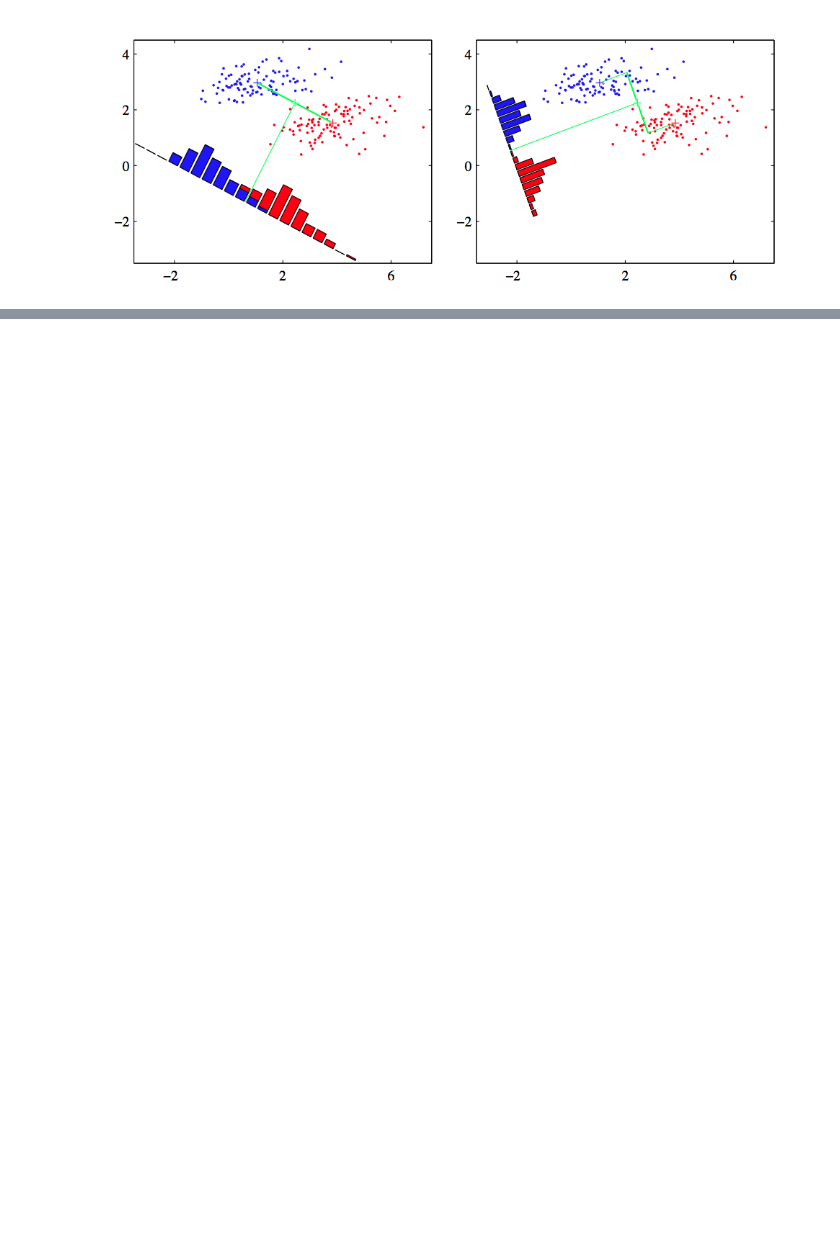
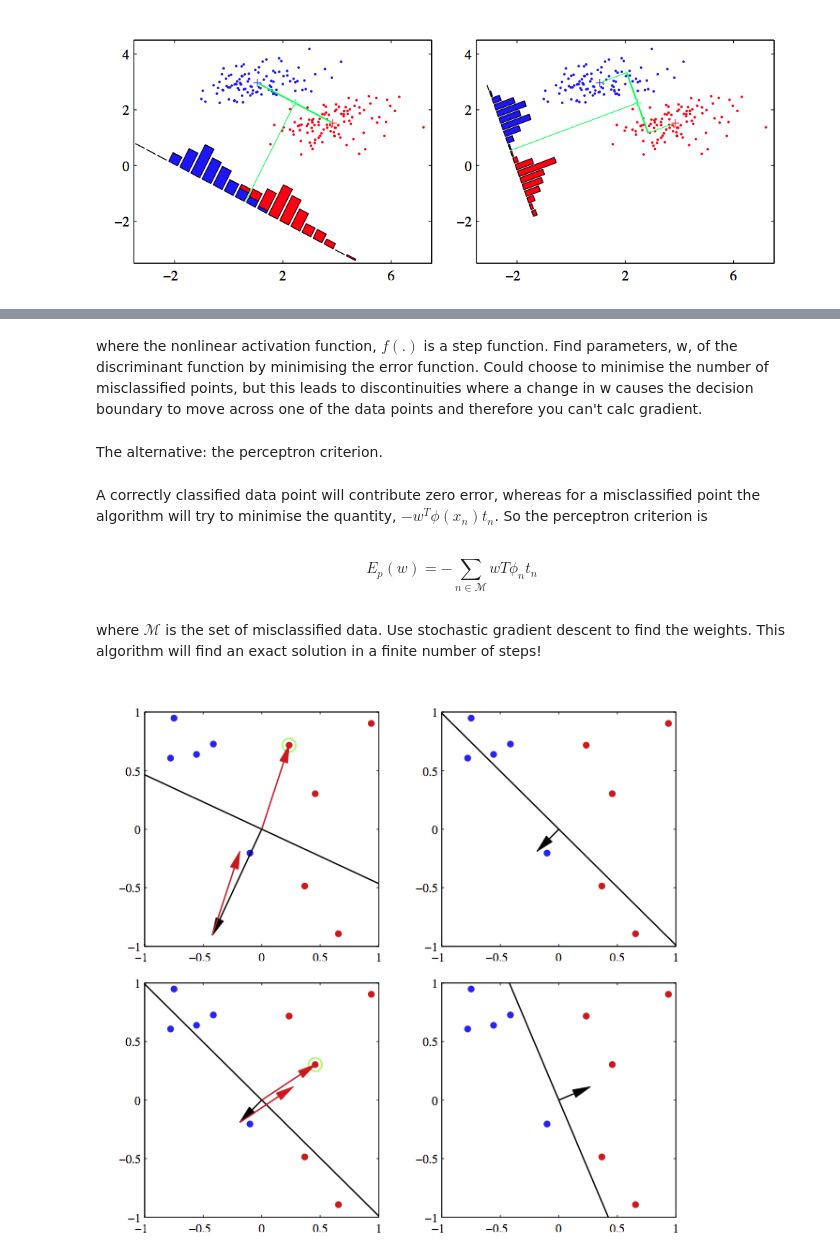
Before and after one commit to iancze/CfAML, a Jupyter notebook: Linear_Classification/linear_classification.ipynb, the cells around one changed output, grey strips where cells are left out. Drawn from its saved outputs; the diff is of its cells as text; code cells hidden in the pictures; blank space fills up the shorter version.

```diff
--- a/Linear_Classification/linear_classification.ipynb
+++ b/Linear_Classification/linear_classification.ipynb
@@ -121,0 +130,14 @@ d.Image(filename="fig4.6.png")
+# %% [markdown]
+where the nonlinear activation function, $f(.)$ is a step function. Find parameters, w, of the discriminant function by minimising the error function. Could choose to minimise the number of misclassified points, but this leads to discontinuities where a change in w causes the decision boundary to move across one of the data points and therefore you can't calc gradient.
+# %% [markdown]
+The alternative: the perceptron criterion.
+# %% [markdown]
+A correctly classified data point will contribute zero error, whereas for a misclassified point the algorithm will try to minimise the quantity, $-w^T\phi(x_n)t_n$. So the perceptron criterion is
+# %% [markdown]
+$$E_p(w) = - \sum_{n\in\mathcal{M}} wT \phi_n t_n$$
+# %% [markdown]
+where $\mathcal{M}$ is the set of misclassified data. Use stochastic gradient descent to find the weights. This algorithm will find an exact solution in a finite number of steps!
+# %%
+d.Image(filename="fig4.7.png")
+# %% [output]
+[figure, added]
```
Also changed, not shown: parts of 41 cells of this notebook.
